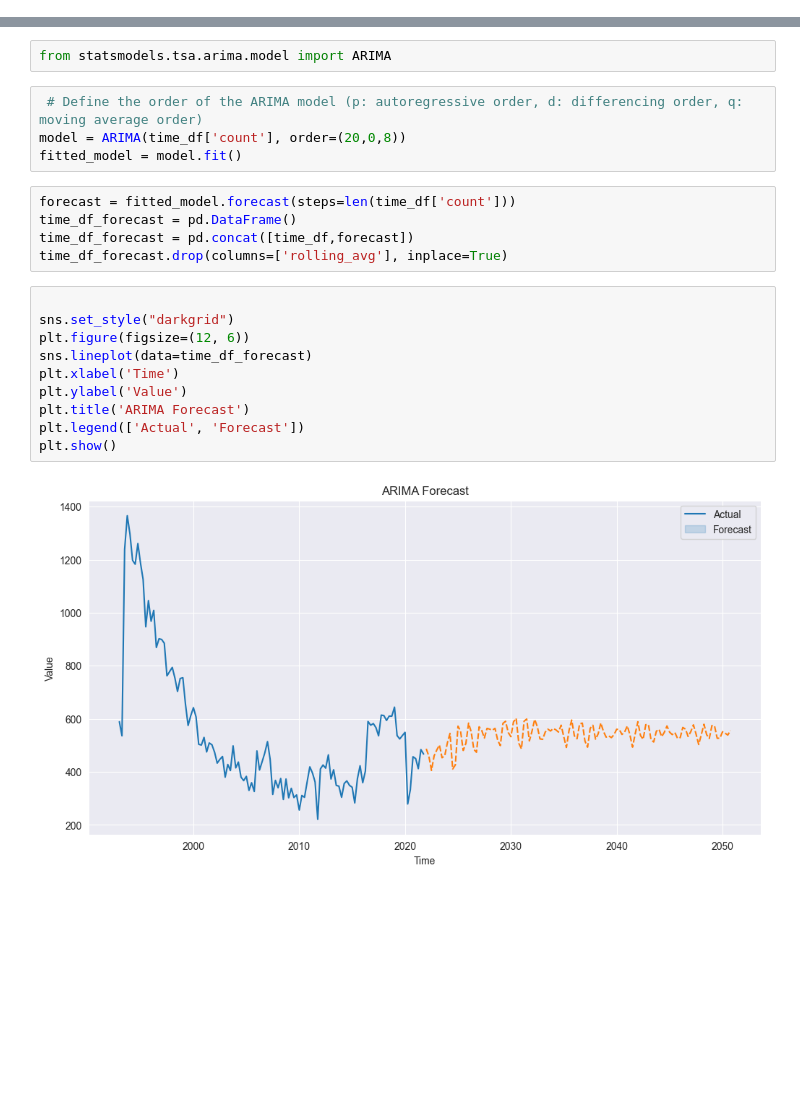
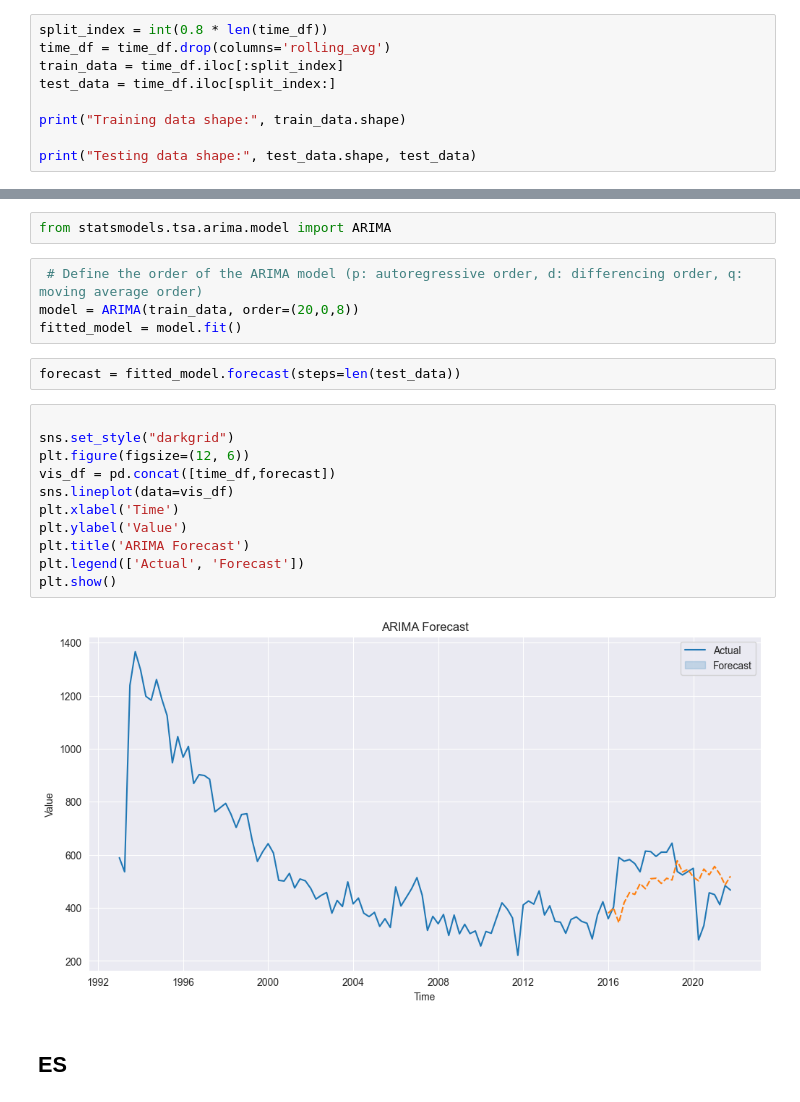
Before and after one commit to MarcusO17/NCVS2022Analysis, a Jupyter notebook: TimeSeriesAnalysis.ipynb, the cells around one changed output, grey strips where cells are left out. Saved outputs shown, nothing was run; the diff lists cells and outputs as text; blank space fills up the shorter version.

```diff
--- a/TimeSeriesAnalysis.ipynb
+++ b/TimeSeriesAnalysis.ipynb
@@ -218,0 +219,9 @@ look-up table. The actual p-value is smaller than the p-value returned.
+# %%
+split_index = int(0.8 * len(time_df))
+time_df = time_df.drop(columns='rolling_avg')
+train_data = time_df.iloc[:split_index]
+test_data = time_df.iloc[split_index:]
+
+print("Training data shape:", train_data.shape)
+
+print("Testing data shape:", test_data.shape, test_data)
@@ -222,22 +249,22 @@ look-up table. The actual p-value is smaller than the p-value returned.
 from statsmodels.tsa.arima.model import ARIMA
 # %%
  # Define the order of the ARIMA model (p: autoregressive order, d: differencing order, q: moving average order)
-model = ARIMA(time_df['count'], order=(20,0,8))
+model = ARIMA(train_data, order=(20,0,8))
 fitted_model = model.fit()
-# %%
-forecast = fitted_model.forecast(steps=len(time_df['count']))
-time_df_forecast = pd.DataFrame()
-time_df_forecast = pd.concat([time_df,forecast])
-time_df_forecast.drop(columns=['rolling_avg'], inplace=True)
+# %%
+forecast = fitted_model.forecast(steps=len(test_data))
 # %%
 
 sns.set_style("darkgrid")
 plt.figure(figsize=(12, 6))
-sns.lineplot(data=time_df_forecast)
+vis_df = pd.concat([time_df,forecast])
+sns.lineplot(data=vis_df)
 plt.xlabel('Time')
 plt.ylabel('Value')
 plt.title('ARIMA Forecast')
 plt.legend(['Actual', 'Forecast'])
 plt.show()
 # %% [output]
-[figure, old version]
+[figure, new version]
+# %% [markdown]
+## ES
```
Also changed, not shown: parts of 20 cells of this notebook.
